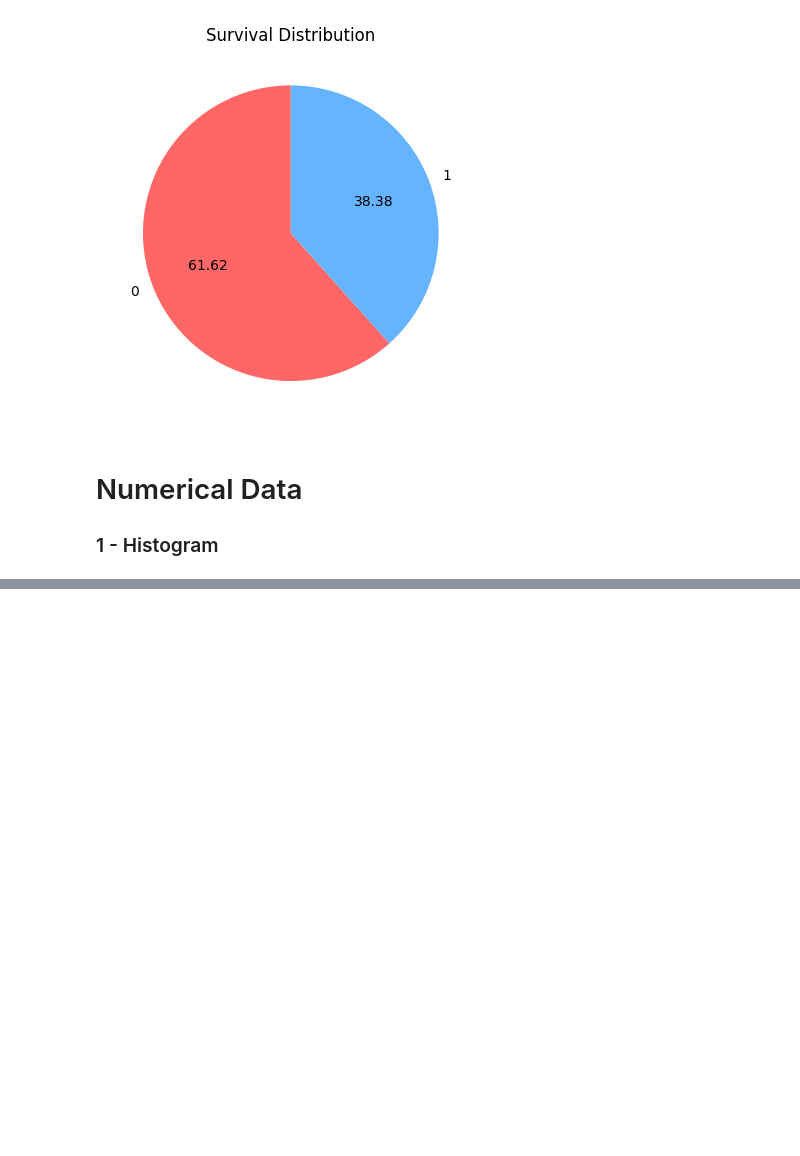
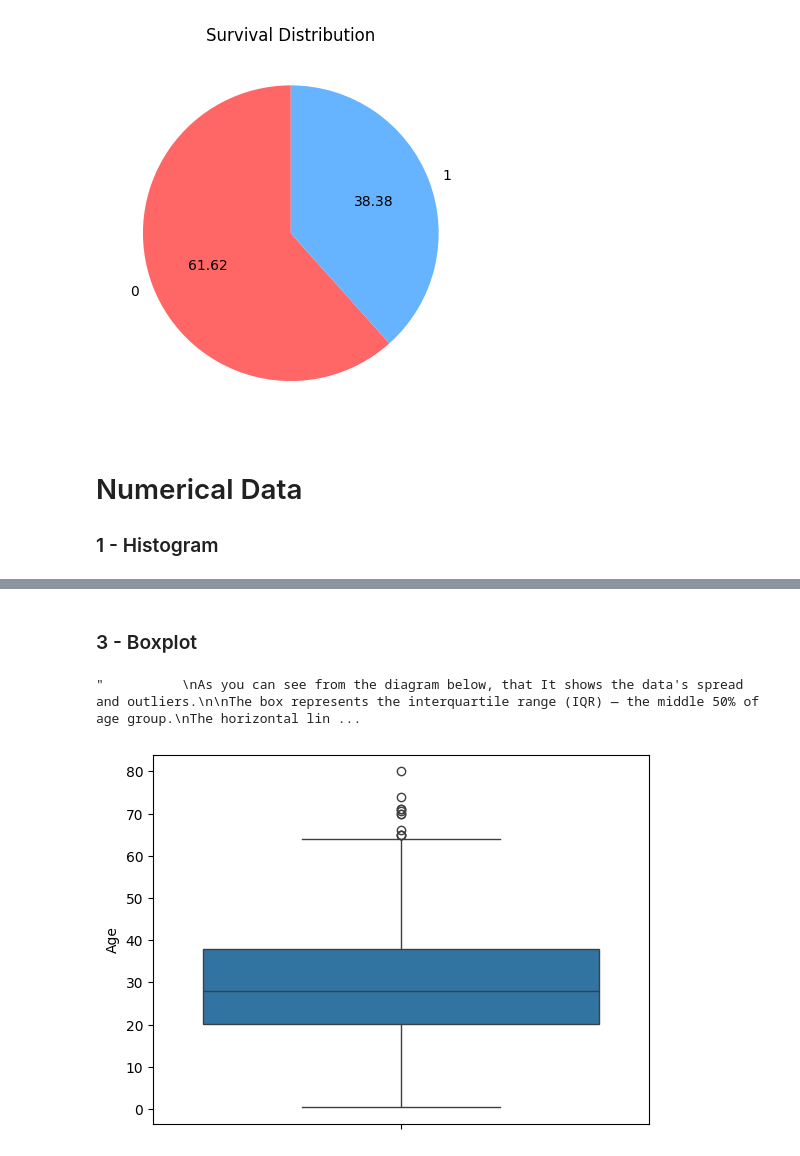
Before and after one commit to Ashura369/python, a Jupyter notebook: 1 jupyter workspace lecture/sklearn library/6_0 EDA Univariate.ipynb, the cells around one changed output, grey strips where cells are left out. Cells and saved outputs as stored; diff of their text form; code cells hidden in the pictures; blank space fills up the shorter version.

```diff
--- a/1 jupyter workspace lecture/sklearn library/6_0 EDA Univariate.ipynb
+++ b/1 jupyter workspace lecture/sklearn library/6_0 EDA Univariate.ipynb
@@ -125,0 +170,42 @@ If Age ranges from 0 to 80 and you set bins = 8,
+# %% [markdown]
+### 3 - Boxplot
+# %%
+# we use boxplot when generally there is noise and outliers in the data you are working with
+
+sns.boxplot(df["Age"])
+
+"""
+As you can see from the diagram below, that It shows the data's spread and outliers.
+
+- The box represents the interquartile range (IQR) — the middle 50% of age group.
+- The horizontal line inside the box is the median age group ppl (which is somewhere around 28 as per the diagram).
+- The “whiskers” (lines extending from the box) show the range of most data values.
+    Max age group 65  (age group which is useful)
+    Min age group 20  (age group which is useful)
+- The dots above the whiskers are outliers — unusually high age group ppl far from the majority   (the dot which is way far than other ones).
+
+
+Most high age group ppl are low and tightly grouped.
+
+Y-axis → the ages (numeric scale showing what age group ppl belonged to)   [AGE GROUP].
+X-axis → no variable, since you plotted only one column. It's just a placeholder.
+
+
+Whiskers -->
+The whiskers are the lines that extend from the top and bottom of the box.
+They represent the range of the data excluding outliers.
+
+Specifically:
+    The lower whisker extends to the smallest value within 1.5 x IQR (Interquartile Range) below Q1.
+    The upper whisker extends to the largest value within 1.5 x IQR above Q3.
+
+Any points beyond the whiskers are considered outliers and are shown as individual circles.
+In your plot, the whiskers show the general spread of ticket fares, while the circles above the upper whisker are the unusually high fares.
+
+
+YOU CAN DO THE SAME WITH 'Fares' and other columns
+
+"""
+# %% [output]
+"          \nAs you can see from the diagram below, that It shows the data's spread and outliers.\n\nThe box represents the interquartile range (IQR) — the middle 50% of age group.\nThe horizontal lin ...
+[figure, added]
```
Also changed, not shown: parts of 8 cells of this notebook.
